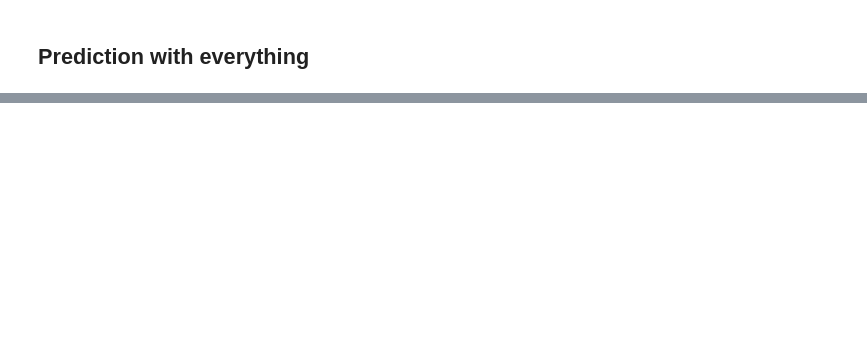
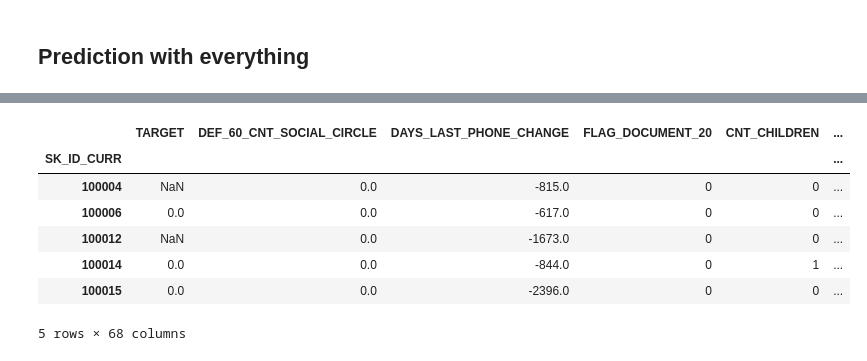
Before and after one commit to mamonteiro-brg/Data-wrangling-2018, a Jupyter notebook: notebooks/0.3-mcr-prediction_with_everything.ipynb, the cells around one changed output, grey strips where cells are left out. Saved outputs shown, nothing was run; the diff lists cells and outputs as text; code cells hidden in the pictures; blank space fills up the shorter version.

```diff
--- a/notebooks/0.3-mcr-prediction_with_everything.ipynb
+++ b/notebooks/0.3-mcr-prediction_with_everything.ipynb
@@ -13,0 +268,2 @@ UnicodeDecodeError: 'utf-8' codec can't decode byte 0x8b in position 1: invalid
+# %%
+cats = ['NAME_TYPE_SUITE_x', 'CODE_GENDER', 'NAME_FAMILY_STATUS', 'name_education_type', 'name_income_type']
@@ -13,0 +272,39 @@ UnicodeDecodeError: 'utf-8' codec can't decode byte 0x8b in position 1: invalid
+# %%
+wide_cats = ['ORGANIZATION_TYPE', 'ORGANIZATION_TYPE_CAT']
+# %%
+def prepare_dtypes(_df):
+    interrogation  = ['FLOORSMIN_AVG', 'TOTALAREA_MODE', 'FLOORSMIN_MODE', 'NONLIVINGAREA_AVG', 'HOUSETYPE_MODE', 'LANDAREA_AVG',
+    'ELEVATORS_AVG', 'COMMONAREA_MODE']
+
+    _df = _df.drop(columns=interrogation)
+
+    # categoricals to dummies
+    cats = ['NAME_TYPE_SUITE_x', 'CODE_GENDER', 'NAME_FAMILY_STATUS', 'name_education_type', 'name_income_type']
+
+    _df = pd.get_dummies(_df, columns=cats, drop_first=True)
+
+    #convert
+    to_numeric = ['AMT_GOODS_PRICE', 'EXT_SOURCE_2', 'REGION_RATING_CLIENT']
+
+    _df['AMT_GOODS_PRICE'] = pd.to_numeric(_df['AMT_GOODS_PRICE'].apply(lambda x: x.split('€')[0]))
+    _df['EXT_SOURCE_2'] = pd.to_numeric(_df['EXT_SOURCE_2'].apply(lambda x: x.split('%')[0]), errors='coerce')
+    _df.loc[100004,'REGION_RATING_CLIENT'] = 2
+
+    #drop wide cats
+    wide_cats = ['ORGANIZATION_TYPE', 'ORGANIZATION_TYPE_CAT']
+    _df = _df.drop(columns=wide_cats)
+
+    return _df
+# %%
+m_dtypes = prepare_dtypes(mf)
+# %%
+m_dtypes.head()
+# %% [output]
+|  | TARGET | DEF_60_CNT_SOCIAL_CIRCLE | DAYS_LAST_PHONE_CHANGE | FLAG_DOCUMENT_20 | CNT_CHILDREN | ... |
+| SK_ID_CURR |  |  |  |  |  | ... |
+| 100004 | NaN | 0.0 | -815.0 | 0 | 0 | ... |
+| 100006 | 0.0 | 0.0 | -617.0 | 0 | 0 | ... |
+| 100012 | NaN | 0.0 | -1673.0 | 0 | 0 | ... |
+| 100014 | 0.0 | 0.0 | -844.0 | 0 | 1 | ... |
+| 100015 | 0.0 | 0.0 | -2396.0 | 0 | 0 | ... |
+5 rows × 68 columns
```
Also changed, not shown: parts of 44 cells of this notebook, 1 other file.
